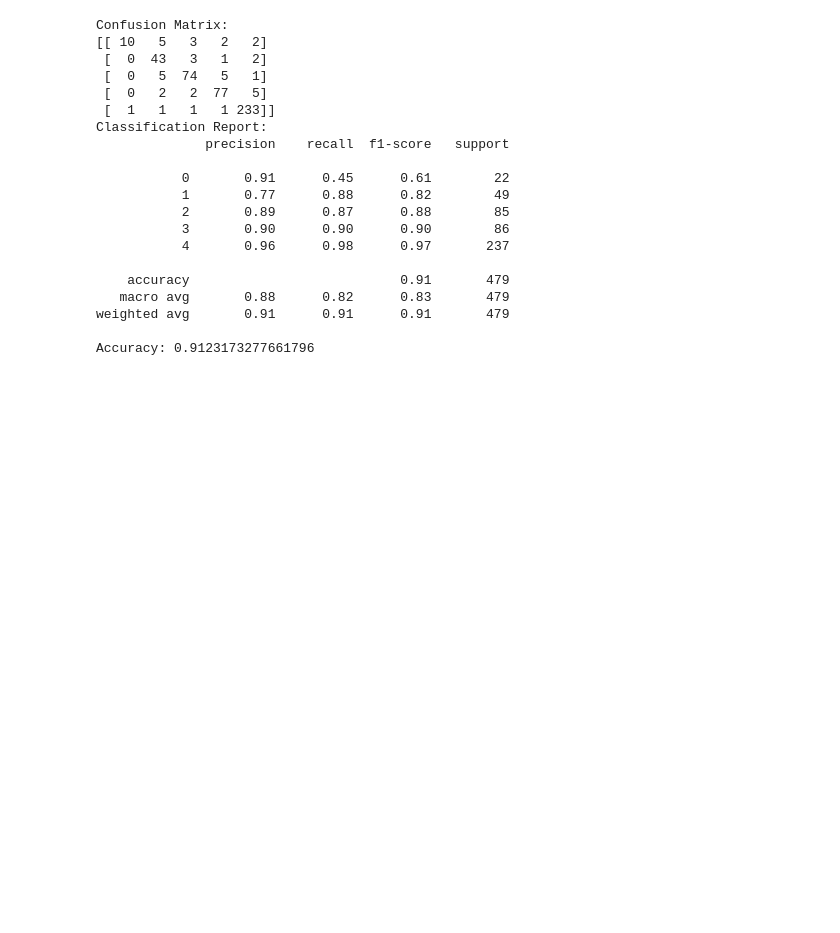
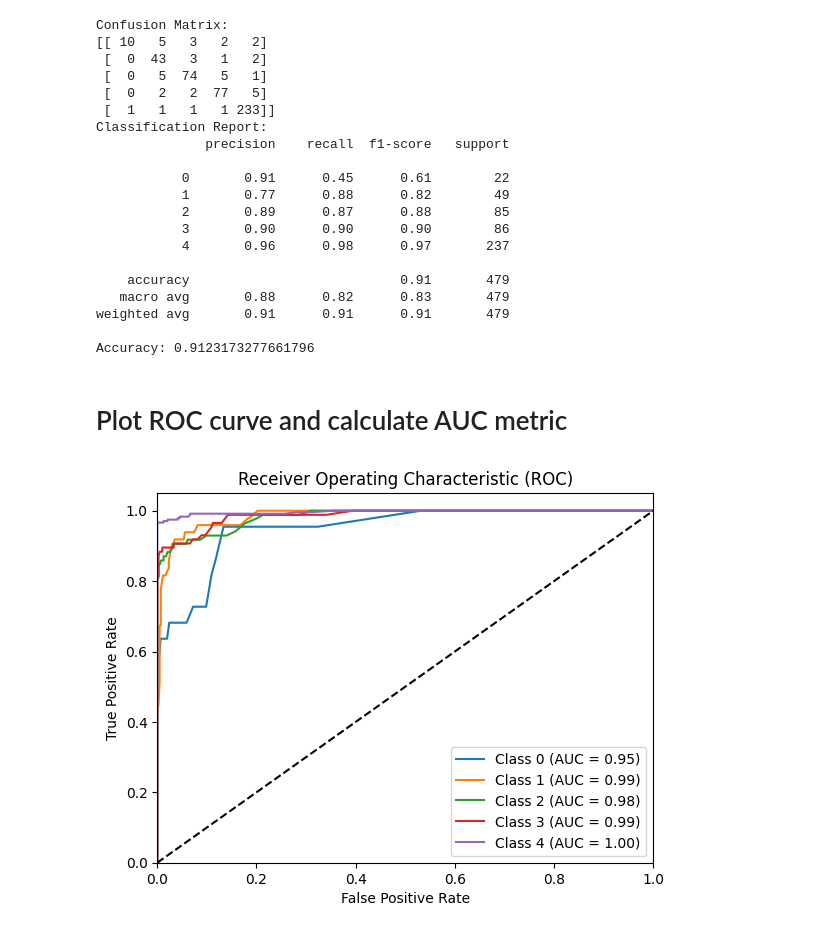
Before and after one commit to denistoo749/Class-Sonar, a Jupyter notebook: students_performance_dataset.ipynb, the cells around one changed output. Cells and saved outputs as stored; diff of their text form; code cells hidden in the pictures; blank space fills up the shorter version.

```diff
--- a/students_performance_dataset.ipynb
+++ b/students_performance_dataset.ipynb
@@ -249,3 +249,35 @@ Classification Report:
 weighted avg       0.91      0.91      0.91       479
 
 Accuracy: 0.9123173277661796
+# %% [markdown]
+# Plot ROC curve and calculate AUC metric
+# %%
+from sklearn.metrics import roc_curve, auc
+from sklearn.preprocessing import label_binarize
+
+# Binarize the labels for multiclass ROC curve
+y_test_binarized = label_binarize(y_test, classes=np.unique(y_test))
+
+# Plot ROC curve for each class
+plt.figure()
+for i in range(y_test_binarized.shape[1]):
+    # Get predicted probabilities for the current class
+    y_score = models['Random Forest Classifier'].predict_proba(x_test)[:, i]
+
+    # Calculate ROC curve
+    fpr, tpr, _ = roc_curve(y_test_binarized[:, i], y_score)
+    roc_auc = auc(fpr, tpr)
+
+    # Plot ROC curve
+    plt.plot(fpr, tpr, label=f'Class {i} (AUC = {roc_auc:.2f})')
+
+plt.plot([0, 1], [0, 1], 'k--')
+plt.xlim([0.0, 1.0])
+plt.ylim([0.0, 1.05])
+plt.xlabel('False Positive Rate')
+plt.ylabel('True Positive Rate')
+plt.title('Receiver Operating Characteristic (ROC)')
+plt.legend(loc="lower right")
+plt.show()
+# %% [output]
+[figure, added]
```
Also changed, not shown: parts of 3 cells of this notebook.
